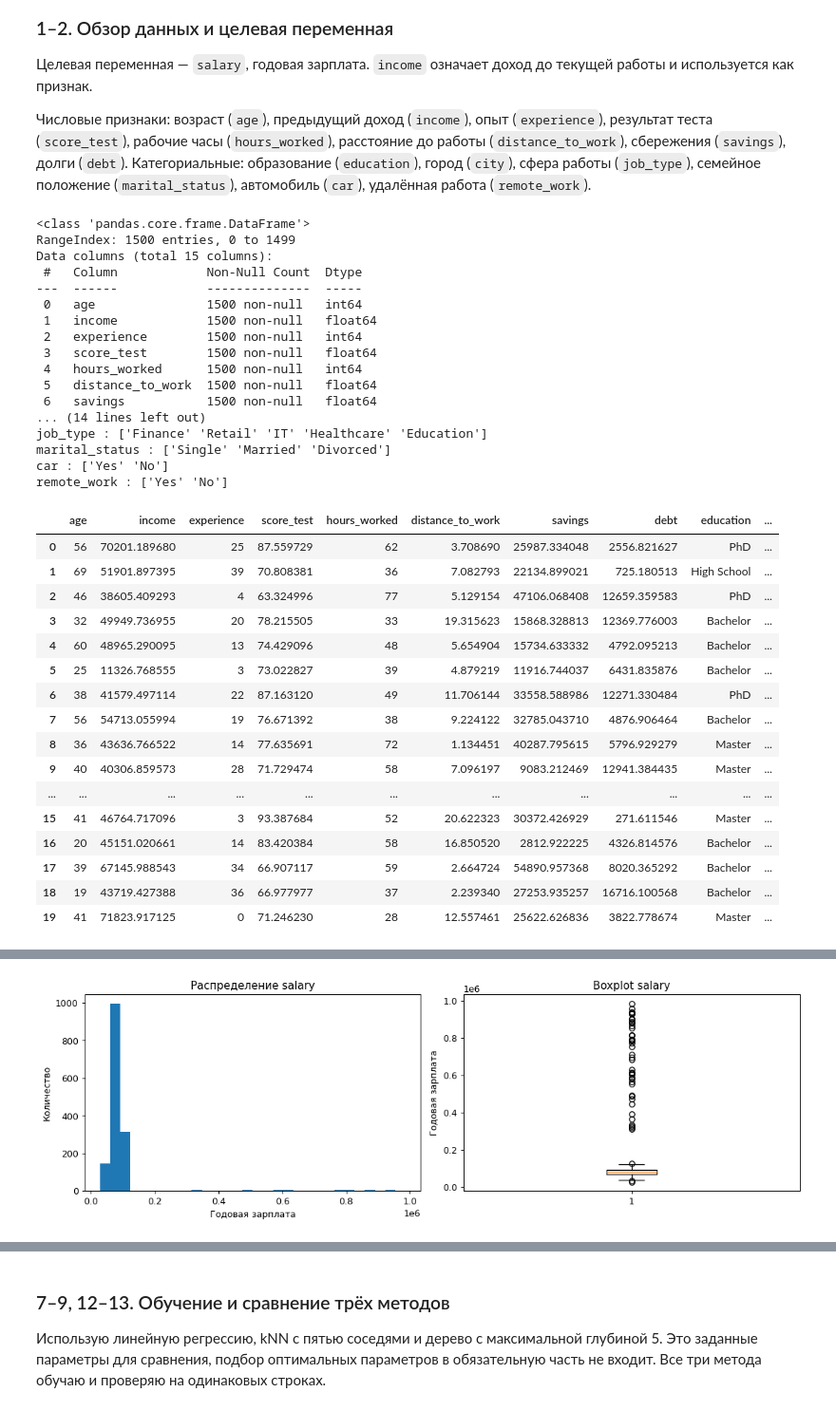
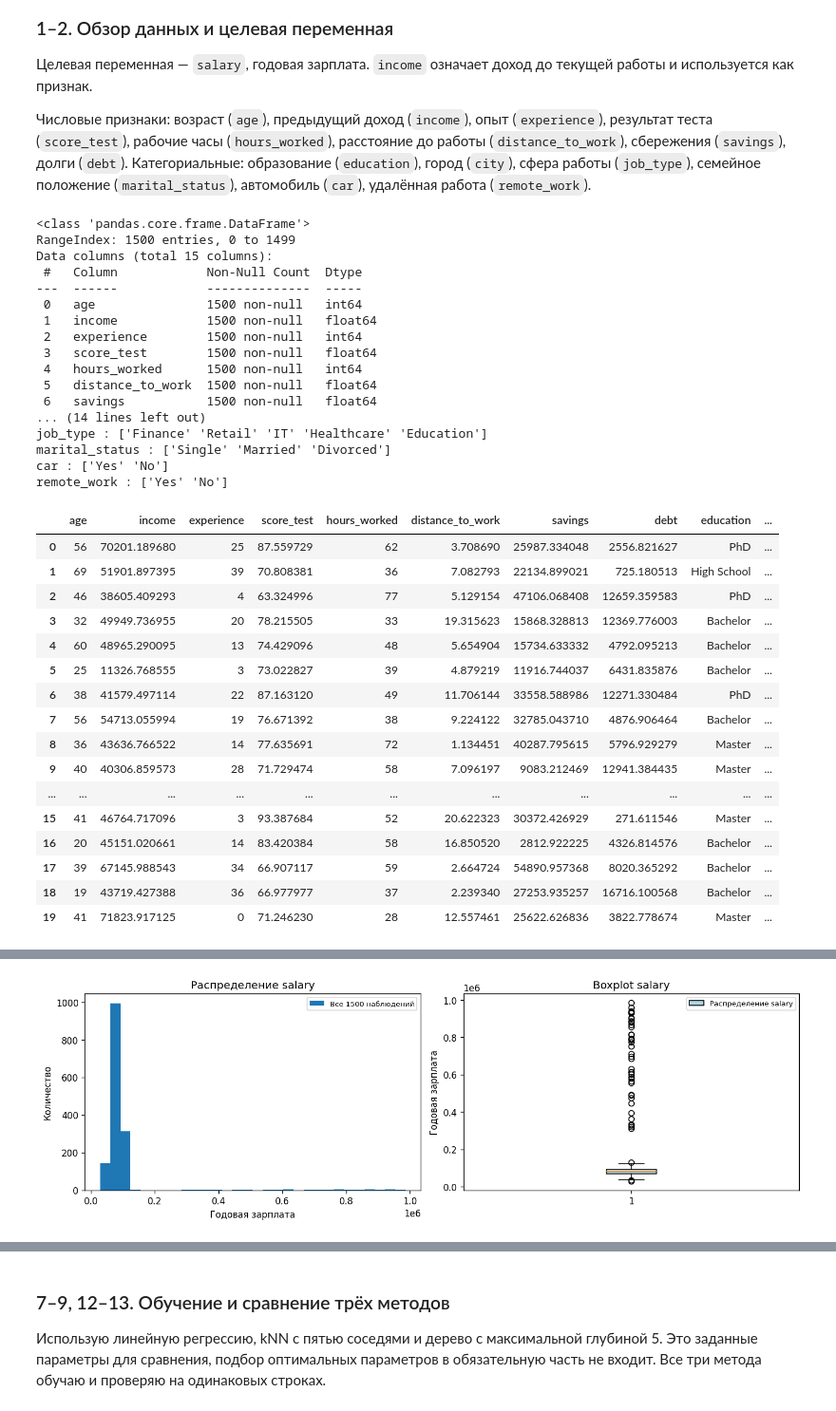
Before and after one commit to Mishgan06/Labs_5sem, a Jupyter notebook: data_analysis_lab3_var13/ЛР3_Вариант_13_простая.ipynb, the cells around one changed output, grey strips where cells are left out. Shown at 95% size. Cells and saved outputs as stored; diff of their text form; code cells hidden in the pictures.

```diff
--- a/data_analysis_lab3_var13/ЛР3_Вариант_13_простая.ipynb
+++ b/data_analysis_lab3_var13/ЛР3_Вариант_13_простая.ipynb
@@ -11,7 +11,6 @@
 import numpy as np
 import pandas as pd
 import matplotlib.pyplot as plt
-from pathlib import Path
 from IPython.display import display
 from sklearn.model_selection import train_test_split
 from sklearn.preprocessing import PolynomialFeatures, StandardScaler
@@ -20,16 +19,11 @@ from sklearn.neighbors import KNeighborsRegressor
 from sklearn.tree import DecisionTreeRegressor
 from sklearn.metrics import mean_absolute_error, mean_squared_error, r2_score
 
-# В Colab выберите два файла: regression (1).xlsx и salary.csv.
-try:
-    from google.colab import files
-    files.upload()
-except ImportError:
-    pass
+excel_file = '/content/regression (1).xlsx'  # Укажите путь к Excel.
+salary_file = '/content/salary.csv'  # Укажите путь к CSV.
 
-excel_file = next(Path('.').glob('regression*.xlsx'))
 df = pd.read_excel(excel_file, sheet_name='var3')
-salary = pd.read_csv('salary.csv')
+salary = pd.read_csv(salary_file)
 
 # Одна функция для одинакового расчёта метрик всех моделей.
 def metrics(y, prediction):
@@ -263,9 +261,13 @@ for column in salary.select_dtypes(include='object'):
     print(column, ':', salary[column].unique())
 
 fig, axes = plt.subplots(1, 2, figsize=(12, 4))
-axes[0].hist(salary['salary'], bins=30)
+axes[0].hist(salary['salary'], bins=30, label='Все 1500 наблюдений')
 axes[0].set(xlabel='Годовая зарплата', ylabel='Количество', title='Распределение salary')
-axes[1].boxplot(salary['salary'])
+salary_box = axes[1].boxplot(
+    salary['salary'], patch_artist=True, boxprops={'facecolor': 'lightblue'}
+)
+axes[0].legend(fontsize=8)
+axes[1].legend([salary_box['boxes'][0]], ['Распределение salary'], fontsize=8)
 axes[1].set(ylabel='Годовая зарплата', title='Boxplot salary')
 plt.tight_layout()
 plt.show()
@@ -286,33 +288,33 @@ Data columns (total 15 columns):
 job_type : ['Finance' 'Retail' 'IT' 'Healthcare' 'Education']
 marital_status : ['Single' 'Married' 'Divorced']
 car : ['Yes' 'No']
 remote_work : ['Yes' 'No']
 |  | age | income | experience | score_test | hours_worked | distance_to_work | savings | debt | education | ... |
 | 0 | 56 | 70201.189680 | 25 | 87.559729 | 62 | 3.708690 | 25987.334048 | 2556.821627 | PhD | ... |
 | 1 | 69 | 51901.897395 | 39 | 70.808381 | 36 | 7.082793 | 22134.899021 | 725.180513 | High School | ... |
 | 2 | 46 | 38605.409293 | 4 | 63.324996 | 77 | 5.129154 | 47106.068408 | 12659.359583 | PhD | ... |
 | 3 | 32 | 49949.736955 | 20 | 78.215505 | 33 | 19.315623 | 15868.328813 | 12369.776003 | Bachelor | ... |
 | 4 | 60 | 48965.290095 | 13 | 74.429096 | 48 | 5.654904 | 15734.633332 | 4792.095213 | Bachelor | ... |
 | 5 | 25 | 11326.768555 | 3 | 73.022827 | 39 | 4.879219 | 11916.744037 | 6431.835876 | Bachelor | ... |
 | 6 | 38 | 41579.497114 | 22 | 87.163120 | 49 | 11.706144 | 33558.588986 | 12271.330484 | PhD | ... |
 | 7 | 56 | 54713.055994 | 19 | 76.671392 | 38 | 9.224122 | 32785.043710 | 4876.906464 | Bachelor | ... |
 | 8 | 36 | 43636.766522 | 14 | 77.635691 | 72 | 1.134451 | 40287.795615 | 5796.929279 | Master | ... |
 | 9 | 40 | 40306.859573 | 28 | 71.729474 | 58 | 7.096197 | 9083.212469 | 12941.384435 | Master | ... |
 | ... | ... | ... | ... | ... | ... | ... | ... | ... | ... | ... |
 | 15 | 41 | 46764.717096 | 3 | 93.387684 | 52 | 20.622323 | 30372.426929 | 271.611546 | Master | ... |
 | 16 | 20 | 45151.020661 | 14 | 83.420384 | 58 | 16.850520 | 2812.922225 | 4326.814576 | Bachelor | ... |
 | 17 | 39 | 67145.988543 | 34 | 66.907117 | 59 | 2.664724 | 54890.957368 | 8020.365292 | Bachelor | ... |
 | 18 | 19 | 43719.427388 | 36 | 66.977977 | 37 | 2.239340 | 27253.935257 | 16716.100568 | Bachelor | ... |
 | 19 | 41 | 71823.917125 | 0 | 71.246230 | 28 | 12.557461 | 25622.626836 | 3822.778674 | Master | ... |
 |  | age | income | experience | score_test | hours_worked | distance_to_work | savings | debt | salary |
 | count | 1500.000000 | 1500.000000 | 1500.000000 | 1500.000000 | 1500.000000 | 1500.000000 | 1500.000000 | 1500.000000 | 1500.000000 |
 | mean | 43.732000 | 50493.562171 | 19.479333 | 74.649867 | 49.046000 | 10.169171 | 19920.723043 | 7656.749308 | 98573.093521 |
 | std | 15.071771 | 15354.495706 | 11.471529 | 9.904426 | 17.053654 | 10.003094 | 13635.530107 | 5481.390395 | 111786.756001 |
 | min | 18.000000 | -826.421240 | 0.000000 | 41.604998 | 20.000000 | 0.018137 | 408.482014 | 4.367130 | 28588.984258 |
 | 25% | 31.000000 | 40525.989722 | 10.000000 | 67.776127 | 34.000000 | 3.022163 | 9418.707911 | 3138.484219 | 69582.654903 |
 | 50% | 44.000000 | 50784.690569 | 19.000000 | 74.701567 | 49.000000 | 7.105165 | 17114.512522 | 6786.703775 | 80310.412797 |
 | 75% | 56.000000 | 61104.997961 | 29.000000 | 81.635633 | 63.000000 | 14.392065 | 27766.214001 | 11008.309571 | 91637.052601 |
 | max | 69.000000 | 98819.709397 | 39.000000 | 107.261317 | 79.000000 | 82.597342 | 101890.570518 | 27276.705593 | 985625.114794 |
-[figure, old version]
+[figure, new version]
 # %% [markdown]
 ### 3–6. Подготовка данных
```
Also changed, not shown: parts of 11 cells of this notebook, 6 other files.
